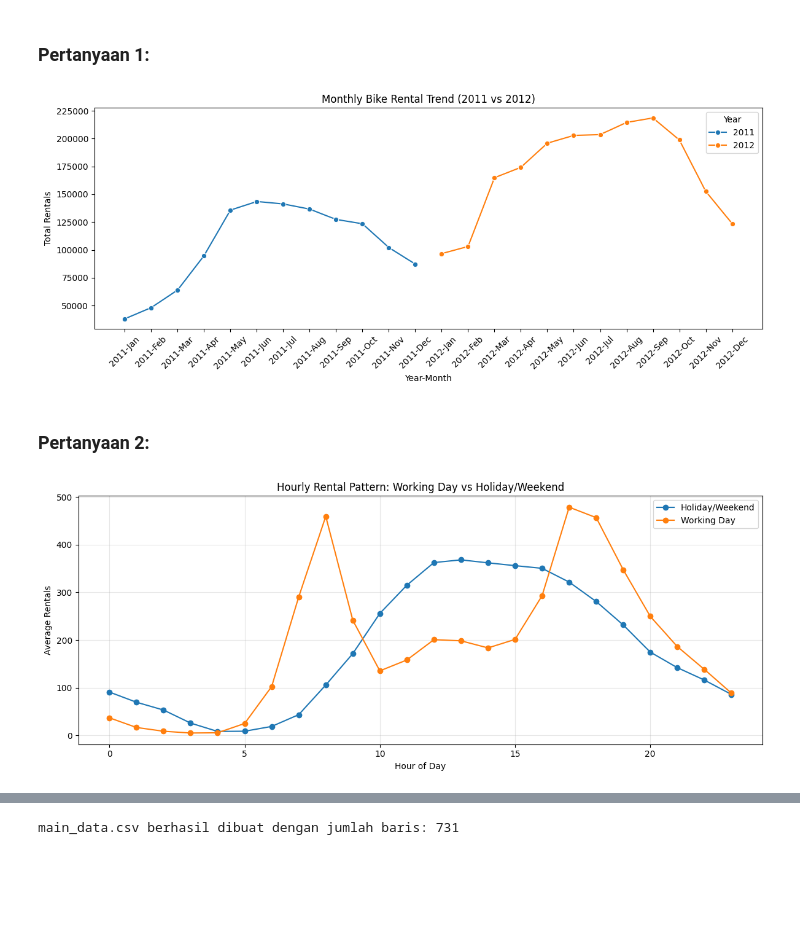
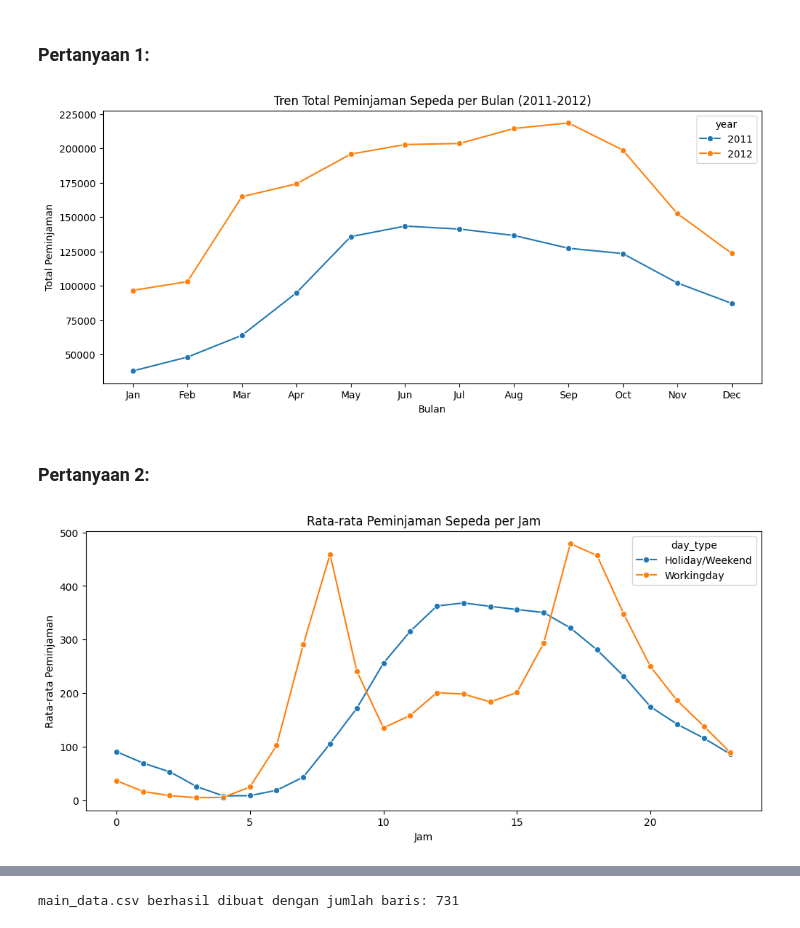
Before and after one commit to annsftrmdhn/Bike-Sharing-Usage-Trends-2011-2012, a Jupyter notebook: Proyek_Analisis_Data.ipynb, the cells around one changed output, grey strips where cells are left out. Saved outputs shown, nothing was run; the diff lists cells and outputs as text; code cells hidden in the pictures; blank space fills up the shorter version.

```diff
--- a/Proyek_Analisis_Data.ipynb
+++ b/Proyek_Analisis_Data.ipynb
@@ -220,0 +294,22 @@ Winter      5043.6           1961.6  4654.0
+# %%
+# 3.1. Monthly Trend
+day_df['dteday'] = pd.to_datetime(day_df['dteday'])
+day_df['year'] = day_df['dteday'].dt.year.astype(str)
+day_df['month'] = day_df['dteday'].dt.month
+
+# Agregasi bulanan
+monthly = day_df.groupby(['year', 'month']).agg({'cnt': 'sum'}).reset_index()
+monthly['month_name'] = pd.to_datetime(monthly['month'], format='%m').dt.strftime('%b')
+monthly['growth_rate_%'] = monthly['cnt'].pct_change().round(4) * 100
+
+# Agregasi tahunan
+yearly = day_df.groupby('year').agg(
+    total_rentals=('cnt', 'sum'),
+    avg_daily_rentals=('cnt', 'mean')
+).reset_index()
+yearly['yoy_growth_%'] = yearly['total_rentals'].pct_change().round(4) * 100
+
+print("MONTHLY AGGREGATION (day.csv — fixed)")
+print(monthly)
+print("\nYEARLY AGGREGATION (day.csv — fixed)")
+print(yearly)
@@ -271,33 +417,23 @@ Sebaliknya, musim dingin dengan cuaca buruk menghasilkan jumlah penyewaan terend
 ### Pertanyaan 1:
 # %%
 # 4a. Monthly and Yearly Growth Trend
-plt.figure(figsize=(12, 5))
-sns.lineplot(
-    data=day_df,
-    x='year_month', y='cnt', hue='yr', estimator='sum', ci=None, marker='o'
-)
-plt.title('Monthly Bike Rental Trend (2011 vs 2012)')
-plt.xlabel('Year-Month')
-plt.ylabel('Total Rentals')
-plt.xticks(rotation=45)
-plt.legend(title='Year')
-plt.tight_layout()
+plt.figure(figsize=(12,5))
+sns.lineplot(x='month_name', y='cnt', hue='year', data=monthly, marker='o')
+plt.title('Tren Total Peminjaman Sepeda per Bulan (2011-2012)')
+plt.xlabel('Bulan')
+plt.ylabel('Total Peminjaman')
 plt.show()
 # %% [output]
-[figure, old version]
+[figure, new version]
 # %% [markdown]
 ### Pertanyaan 2:
 # %%
 # 4b. Hourly Rental Pattern: Working Day vs Holiday/Weekend
-plt.figure(figsize=(12, 5))
-for dtype, grp in hourly_pattern.groupby('day_type'):
-    plt.plot(grp['hr'], grp['avg_cnt'], marker='o', label=dtype)
-plt.title('Hourly Rental Pattern: Working Day vs Holiday/Weekend')
-plt.xlabel('Hour of Day')
-plt.ylabel('Average Rentals')
-plt.legend()
-plt.grid(alpha=0.3)
-plt.tight_layout()
+plt.figure(figsize=(12,5))
+sns.lineplot(x='hr', y='avg_rentals_per_hour', hue='day_type', data=hourly_pattern, marker='o')
+plt.title('Rata-rata Peminjaman Sepeda per Jam')
+plt.xlabel('Jam')
+plt.ylabel('Rata-rata Peminjaman')
 plt.show()
 # %% [output]
-[figure, old version]
+[figure, new version]
```
Also changed, not shown: parts of 18 cells of this notebook, 2 other files.
